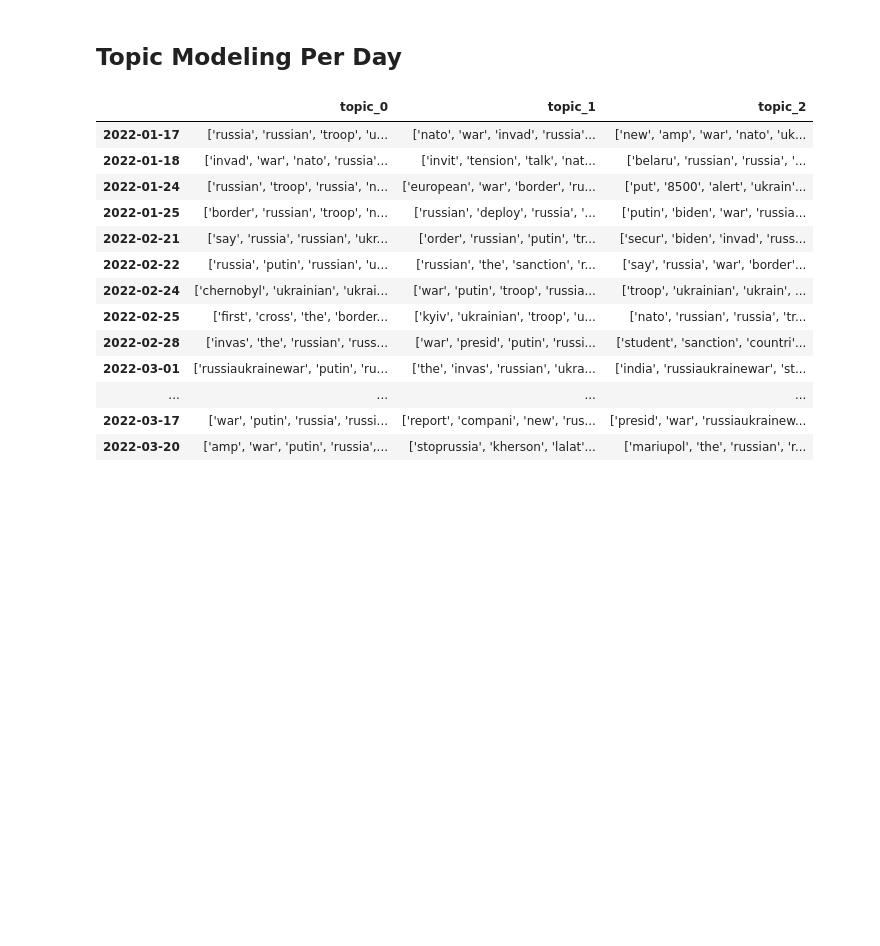
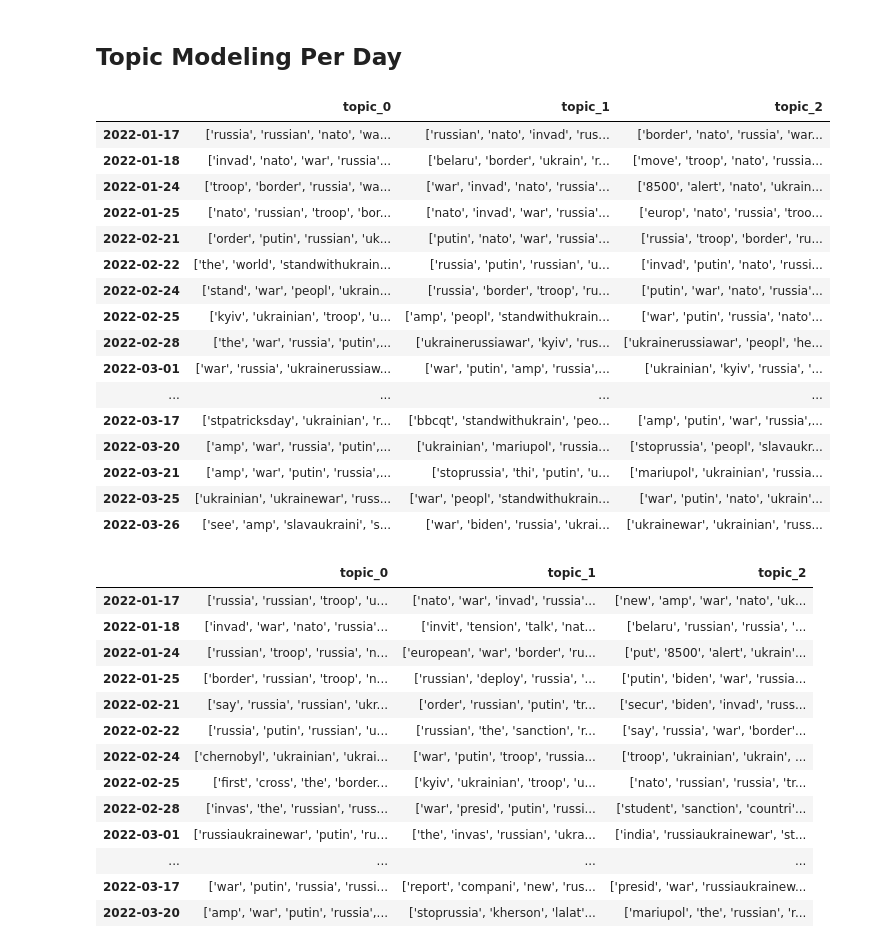
Before and after one commit to JohnnyWang1998/ukraine-russia-tweets-sentiment-analysis-and-topic-modeling, a Jupyter notebook: notebooks/1.0-zy-topic-modeling.ipynb, the cells around one changed output. Saved outputs shown, nothing was run; the diff lists cells and outputs as text; code cells hidden in the pictures; blank space fills up the shorter version.

Commit message:
export topic data

```diff
--- a/notebooks/1.0-zy-topic-modeling.ipynb
+++ b/notebooks/1.0-zy-topic-modeling.ipynb
@@ -386,10 +386,32 @@ Best Log Likelihood Score:  -69647.76385084036
 Model Perplexity:  761.7509505221232
 # %% [markdown]
 ## Topic Modeling Per Day
+# %%
+daily_topics = tm.generate_daily_topic(text_dict, 3, 0.5)
 # %%
 media_daily_topics = tm.generate_daily_topic(media_text_dict, 3, 0.5)
 # %%
 normal_daily_topics = tm.generate_daily_topic(normal_text_dict, 3, 0.5)
+# %%
+daily_topics
+# %% [output]
+|  | topic_0 | topic_1 | topic_2 |
+| 2022-01-17 | ['russia', 'russian', 'nato', 'wa... | ['russian', 'nato', 'invad', 'rus... | ['border', 'nato', 'russia', 'war... |
+| 2022-01-18 | ['invad', 'nato', 'war', 'russia'... | ['belaru', 'border', 'ukrain', 'r... | ['move', 'troop', 'nato', 'russia... |
+| 2022-01-24 | ['troop', 'border', 'russia', 'wa... | ['war', 'invad', 'nato', 'russia'... | ['8500', 'alert', 'nato', 'ukrain... |
+| 2022-01-25 | ['nato', 'russian', 'troop', 'bor... | ['nato', 'invad', 'war', 'russia'... | ['europ', 'nato', 'russia', 'troo... |
+| 2022-02-21 | ['order', 'putin', 'russian', 'uk... | ['putin', 'nato', 'war', 'russia'... | ['russia', 'troop', 'border', 'ru... |
+| 2022-02-22 | ['the', 'world', 'standwithukrain... | ['russia', 'putin', 'russian', 'u... | ['invad', 'putin', 'nato', 'russi... |
+| 2022-02-24 | ['stand', 'war', 'peopl', 'ukrain... | ['russia', 'border', 'troop', 'ru... | ['putin', 'war', 'nato', 'russia'... |
+| 2022-02-25 | ['kyiv', 'ukrainian', 'troop', 'u... | ['amp', 'peopl', 'standwithukrain... | ['war', 'putin', 'russia', 'nato'... |
+| 2022-02-28 | ['the', 'war', 'russia', 'putin',... | ['ukrainerussiawar', 'kyiv', 'rus... | ['ukrainerussiawar', 'peopl', 'he... |
+| 2022-03-01 | ['war', 'russia', 'ukrainerussiaw... | ['war', 'putin', 'amp', 'russia',... | ['ukrainian', 'kyiv', 'russia', '... |
+| ... | ... | ... | ... |
+| 2022-03-17 | ['stpatricksday', 'ukrainian', 'r... | ['bbcqt', 'standwithukrain', 'peo... | ['amp', 'putin', 'war', 'russia',... |
+| 2022-03-20 | ['amp', 'war', 'russia', 'putin',... | ['ukrainian', 'mariupol', 'russia... | ['stoprussia', 'peopl', 'slavaukr... |
+| 2022-03-21 | ['amp', 'war', 'putin', 'russia',... | ['stoprussia', 'thi', 'putin', 'u... | ['mariupol', 'ukrainian', 'russia... |
+| 2022-03-25 | ['ukrainian', 'ukrainewar', 'russ... | ['war', 'peopl', 'standwithukrain... | ['war', 'putin', 'nato', 'ukrain'... |
+| 2022-03-26 | ['see', 'amp', 'slavaukraini', 's... | ['war', 'biden', 'russia', 'ukrai... | ['ukrainewar', 'ukrainian', 'russ... |
 # %%
 media_daily_topics
 # %% [output]
```
Also changed, not shown: 5 other files.
